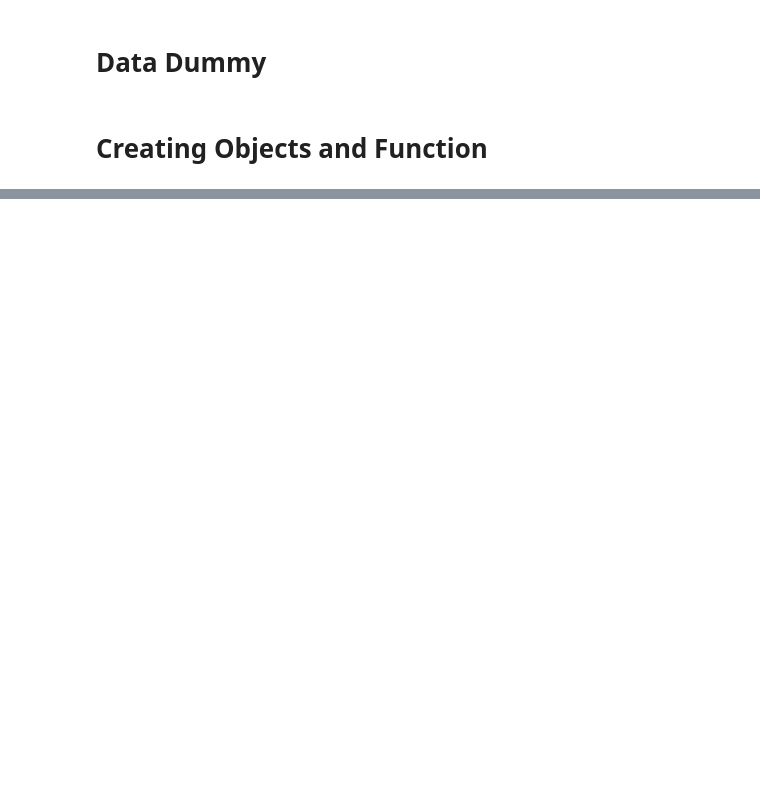
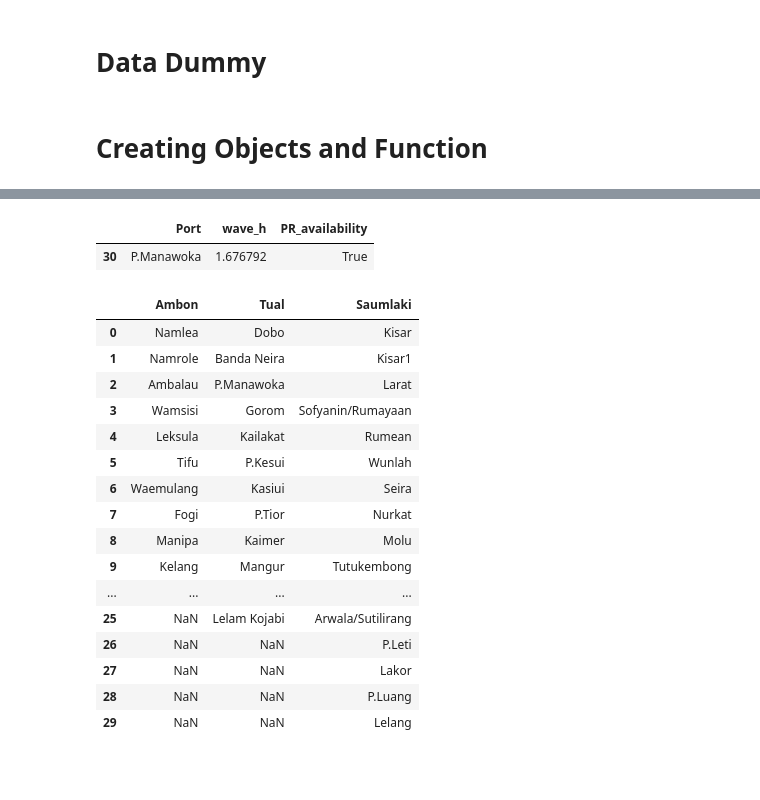
Before and after one commit to theo123490/Ship_Network_GA, a Jupyter notebook: GA_jaringan_kapal_revisi.ipynb, the cells around one changed output, grey strips where cells are left out. Drawn from its saved outputs; the diff is of its cells as text; code cells hidden in the pictures; blank space fills up the shorter version.

```diff
--- a/GA_jaringan_kapal_revisi.ipynb
+++ b/GA_jaringan_kapal_revisi.ipynb
@@ -367,0 +620,5 @@ False
+# %%
+wave_status[wave_status['Port'] == 'P.Manawoka']
+# %% [output]
+|  | Port | wave_h | PR_availability |
+| 30 | P.Manawoka | 1.676792 | True |
@@ -367,0 +639,22 @@ False
+# %%
+special_PR
+# %% [output]
+|  | Ambon | Tual | Saumlaki |
+| 0 | Namlea | Dobo | Kisar |
+| 1 | Namrole | Banda Neira | Kisar1 |
+| 2 | Ambalau | P.Manawoka | Larat |
+| 3 | Wamsisi | Gorom | Sofyanin/Rumayaan |
+| 4 | Leksula | Kailakat | Rumean |
+| 5 | Tifu | P.Kesui | Wunlah |
+| 6 | Waemulang | Kasiui | Seira |
+| 7 | Fogi | P.Tior | Nurkat |
+| 8 | Manipa | Kaimer | Molu |
+| 9 | Kelang | Mangur | Tutukembong |
+| ... | ... | ... | ... |
+| 25 | NaN | Lelam Kojabi | Arwala/Sutilirang |
+| 26 | NaN | NaN | P.Leti |
+| 27 | NaN | NaN | Lakor |
+| 28 | NaN | NaN | P.Luang |
+| 29 | NaN | NaN | Lelang |
+# %% [markdown]
+###
```
Also changed, not shown: parts of 31 cells of this notebook, 5 other files.
